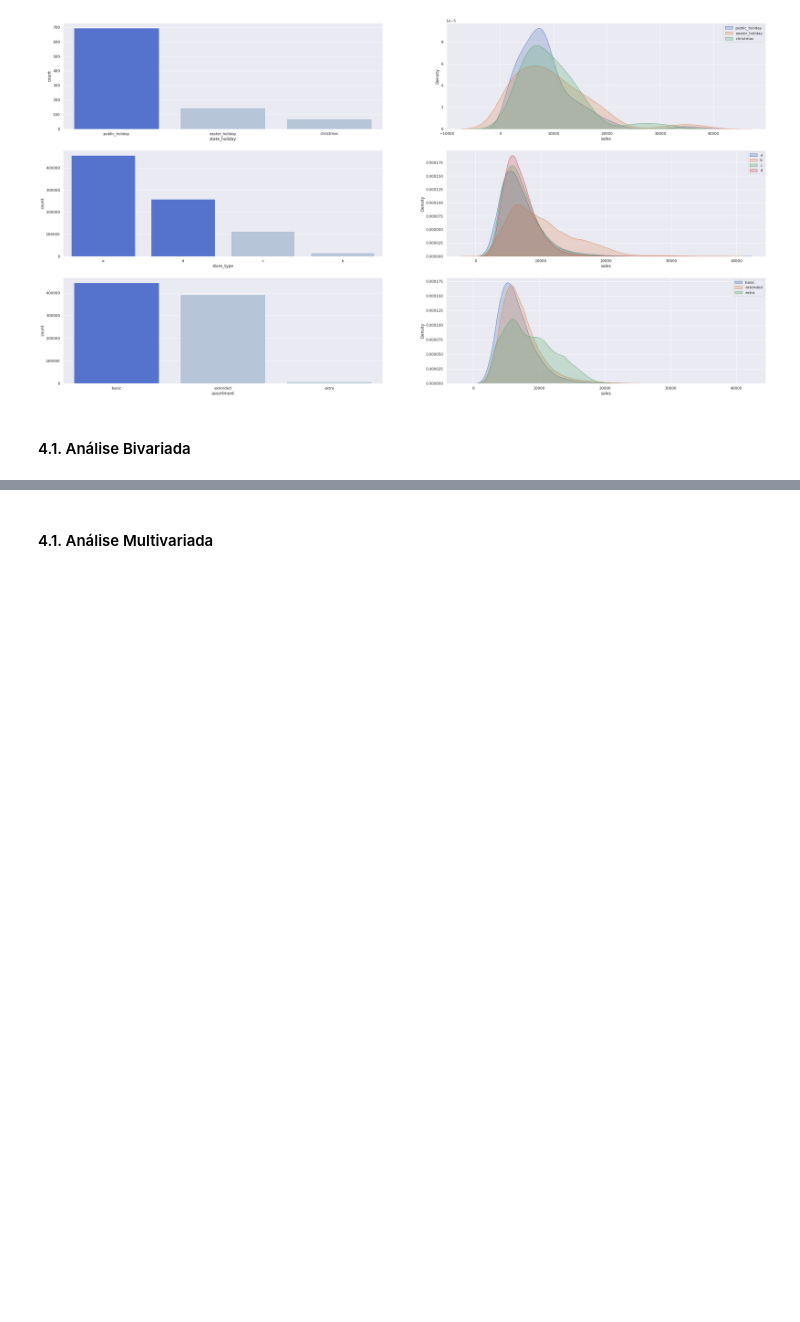
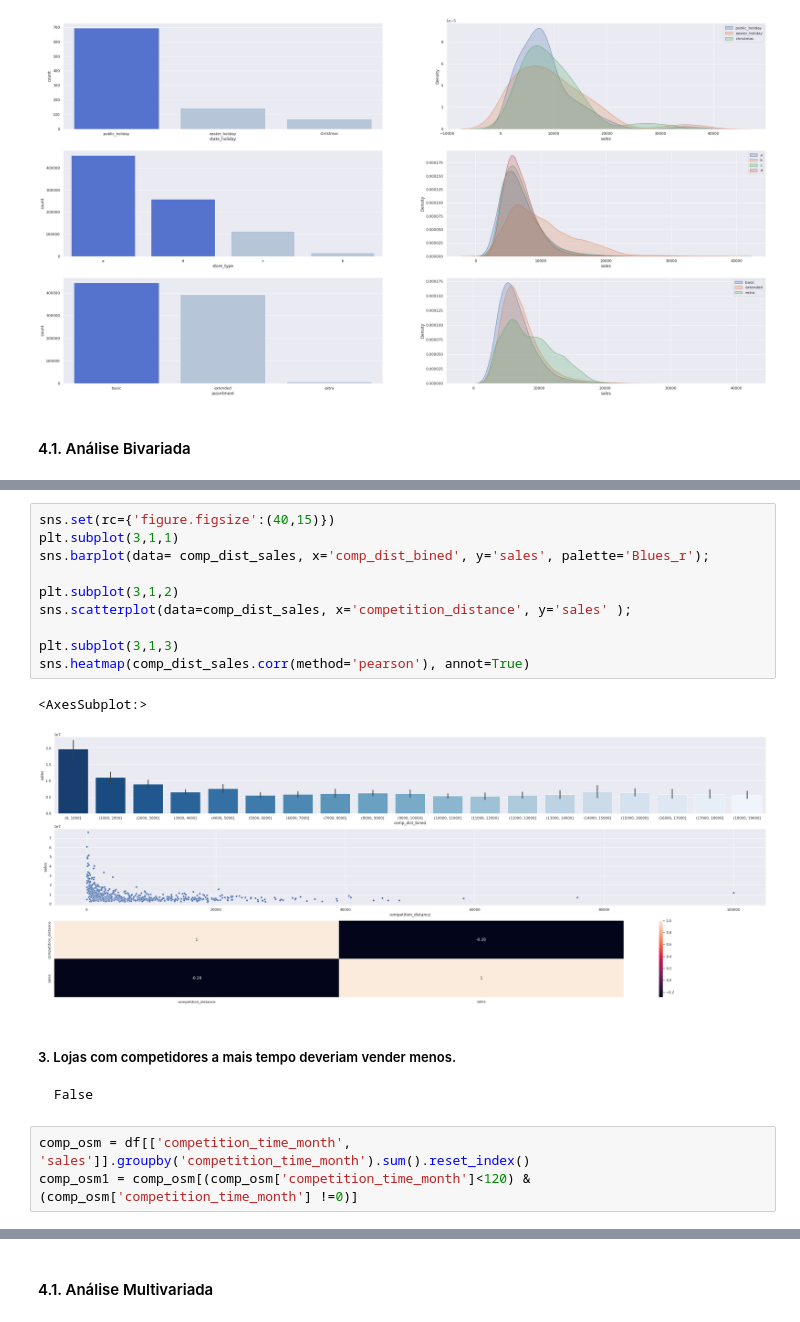
Before and after one commit to rsantosluan/ds_em_producao, a Jupyter notebook: M03_v1_StoreSalesPredictionP03.ipynb, the cells around one changed output, grey strips where cells are left out. Saved outputs shown, nothing was run; the diff lists cells and outputs as text; blank space fills up the shorter version.

```diff
--- a/M03_v1_StoreSalesPredictionP03.ipynb
+++ b/M03_v1_StoreSalesPredictionP03.ipynb
@@ -96,0 +144,19 @@ plt.legend()
+# %%
+sns.set(rc={'figure.figsize':(40,15)})
+plt.subplot(3,1,1)
+sns.barplot(data= comp_dist_sales, x='comp_dist_bined', y='sales', palette='Blues_r');
+
+plt.subplot(3,1,2)
+sns.scatterplot(data=comp_dist_sales, x='competition_distance', y='sales' );
+
+plt.subplot(3,1,3)
+sns.heatmap(comp_dist_sales.corr(method='pearson'), annot=True)
+# %% [output]
+<AxesSubplot:>
+[figure, added]
+# %% [markdown]
+##### 3. Lojas com competidores a mais tempo deveriam vender menos.
+    False
+# %%
+comp_osm = df[['competition_time_month', 'sales']].groupby('competition_time_month').sum().reset_index()
+comp_osm1 = comp_osm[(comp_osm['competition_time_month']<120) & (comp_osm['competition_time_month'] !=0)]
```
Also changed, not shown: parts of 14 cells of this notebook.
